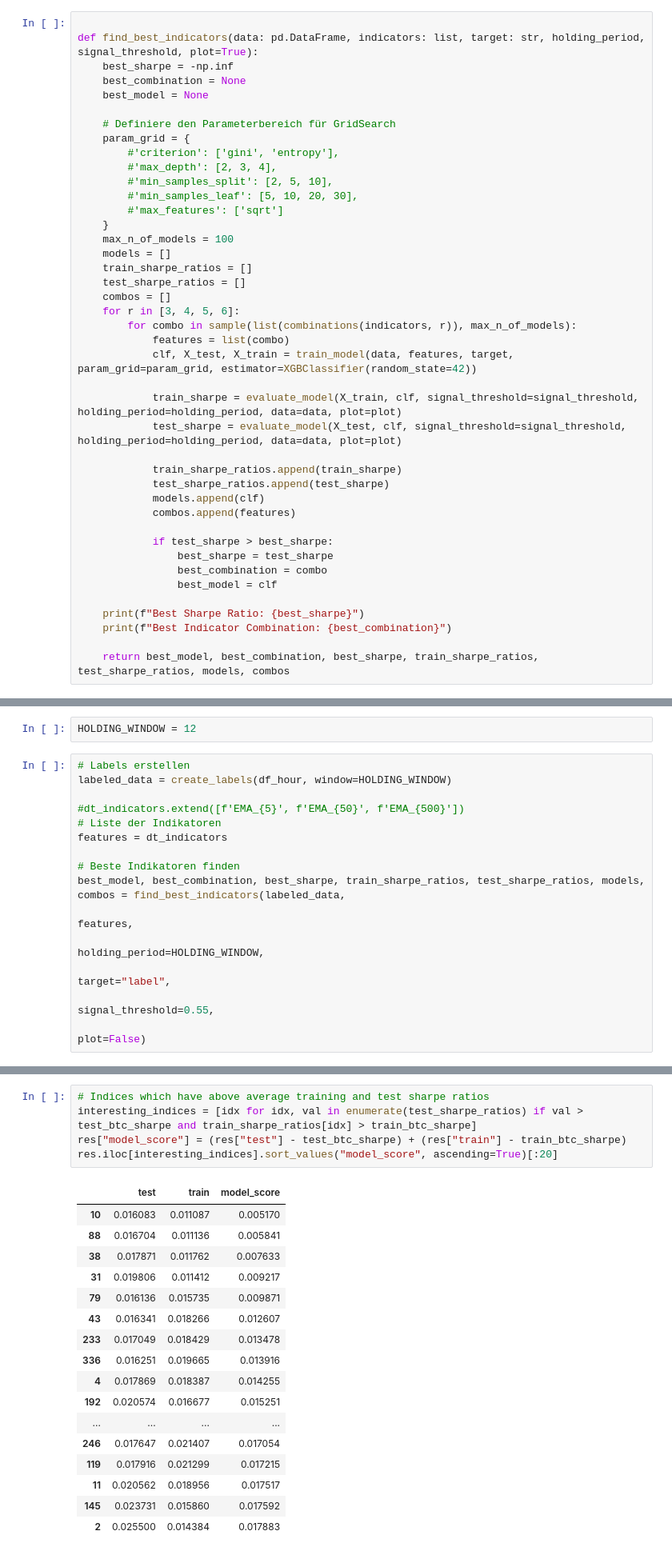
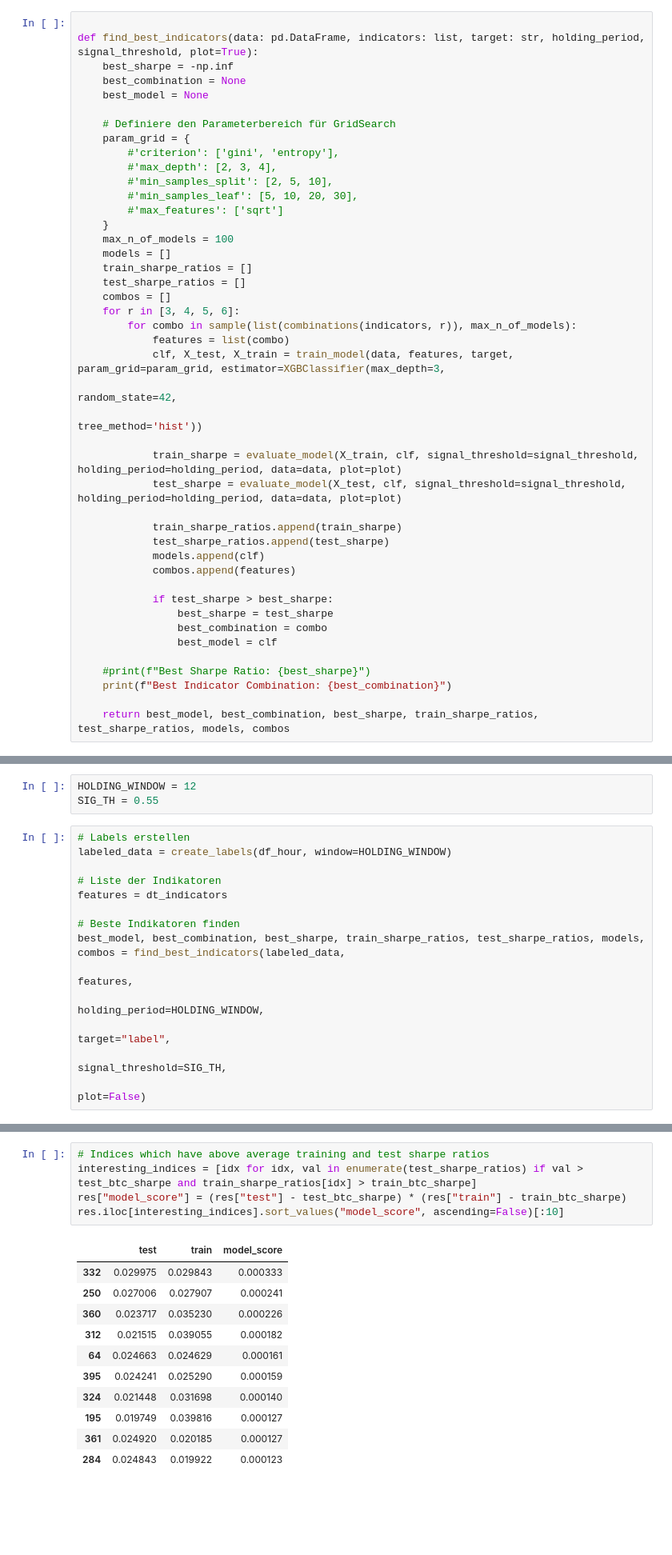
Before and after one commit to adrianbeer/GetaBot, a Jupyter notebook: DecisionTree.ipynb, the cells around one changed output, grey strips where cells are left out. Shown at 80% size. Drawn from its saved outputs; the diff is of its cells as text; blank space fills up the shorter version.

```diff
--- a/DecisionTree.ipynb
+++ b/DecisionTree.ipynb
@@ -436,7 +412,9 @@ def find_best_indicators(data: pd.DataFrame, indicators: list, target: str, hold
     for r in [3, 4, 5, 6]:
         for combo in sample(list(combinations(indicators, r)), max_n_of_models):
             features = list(combo)
-            clf, X_test, X_train = train_model(data, features, target, param_grid=param_grid, estimator=XGBClassifier(random_state=42))
+            clf, X_test, X_train = train_model(data, features, target, param_grid=param_grid, estimator=XGBClassifier(max_depth=3,
+                                                                                                                      random_state=42,
+                                                                                                                      tree_method='hist'))
 
             train_sharpe = evaluate_model(X_train, clf, signal_threshold=signal_threshold, holding_period=holding_period, data=data, plot=plot)
             test_sharpe = evaluate_model(X_test, clf, signal_threshold=signal_threshold, holding_period=holding_period, data=data, plot=plot)
@@ -451,7 +429,7 @@ def find_best_indicators(data: pd.DataFrame, indicators: list, target: str, hold
                 best_combination = combo
                 best_model = clf
 
-    print(f"Best Sharpe Ratio: {best_sharpe}")
+    #print(f"Best Sharpe Ratio: {best_sharpe}")
     print(f"Best Indicator Combination: {best_combination}")
 
     return best_model, best_combination, best_sharpe, train_sharpe_ratios, test_sharpe_ratios, models, combos
@@ -694,10 +889,10 @@ plt.plot(windows, qs)
 # %%
 HOLDING_WINDOW = 12
+SIG_TH = 0.55
 # %%
 # Labels erstellen
 labeled_data = create_labels(df_hour, window=HOLDING_WINDOW)
 
-#dt_indicators.extend([f'EMA_{5}', f'EMA_{50}', f'EMA_{500}'])
 # Liste der Indikatoren
 features = dt_indicators
 
@@ -706,7 +901,7 @@ best_model, best_combination, best_sharpe, train_sharpe_ratios, test_sharpe_rati
                                                                                                                         features,
                                                                                                                         holding_period=HOLDING_WINDOW,
                                                                                                                         target="label",
-                                                                                                                        signal_threshold=0.55,
+                                                                                                                        signal_threshold=SIG_TH,
                                                                                                                         plot=False)
 # %% [output]
 Fitting 4 folds for each of 1 candidates, totalling 4 fits
@@ -937,26 +1111,20 @@ ax.legend()
 # %%
 # Indices which have above average training and test sharpe ratios
 interesting_indices = [idx for idx, val in enumerate(test_sharpe_ratios) if val > test_btc_sharpe and train_sharpe_ratios[idx] > train_btc_sharpe]
-res["model_score"] = (res["test"] - test_btc_sharpe) + (res["train"] - train_btc_sharpe)
-res.iloc[interesting_indices].sort_values("model_score", ascending=True)[:20]
+res["model_score"] = (res["test"] - test_btc_sharpe) * (res["train"] - train_btc_sharpe)
+res.iloc[interesting_indices].sort_values("model_score", ascending=False)[:10]
 # %% [output]
 |  | test | train | model_score |
-| 10 | 0.016083 | 0.011087 | 0.005170 |
-| 88 | 0.016704 | 0.011136 | 0.005841 |
-| 38 | 0.017871 | 0.011762 | 0.007633 |
-| 31 | 0.019806 | 0.011412 | 0.009217 |
-| 79 | 0.016136 | 0.015735 | 0.009871 |
-| 43 | 0.016341 | 0.018266 | 0.012607 |
-| 233 | 0.017049 | 0.018429 | 0.013478 |
-| 336 | 0.016251 | 0.019665 | 0.013916 |
-| 4 | 0.017869 | 0.018387 | 0.014255 |
-| 192 | 0.020574 | 0.016677 | 0.015251 |
-| ... | ... | ... | ... |
-| 246 | 0.017647 | 0.021407 | 0.017054 |
-| 119 | 0.017916 | 0.021299 | 0.017215 |
-| 11 | 0.020562 | 0.018956 | 0.017517 |
-| 145 | 0.023731 | 0.015860 | 0.017592 |
-| 2 | 0.025500 | 0.014384 | 0.017883 |
+| 332 | 0.029975 | 0.029843 | 0.000333 |
+| 250 | 0.027006 | 0.027907 | 0.000241 |
+| 360 | 0.023717 | 0.035230 | 0.000226 |
+| 312 | 0.021515 | 0.039055 | 0.000182 |
+| 64 | 0.024663 | 0.024629 | 0.000161 |
+| 395 | 0.024241 | 0.025290 | 0.000159 |
+| 324 | 0.021448 | 0.031698 | 0.000140 |
+| 195 | 0.019749 | 0.039816 | 0.000127 |
+| 361 | 0.024920 | 0.020185 | 0.000127 |
+| 284 | 0.024843 | 0.019922 | 0.000123 |
 # %% [markdown]
 # Select model
 # %%
```
Also changed, not shown: parts of 20 cells of this notebook.
